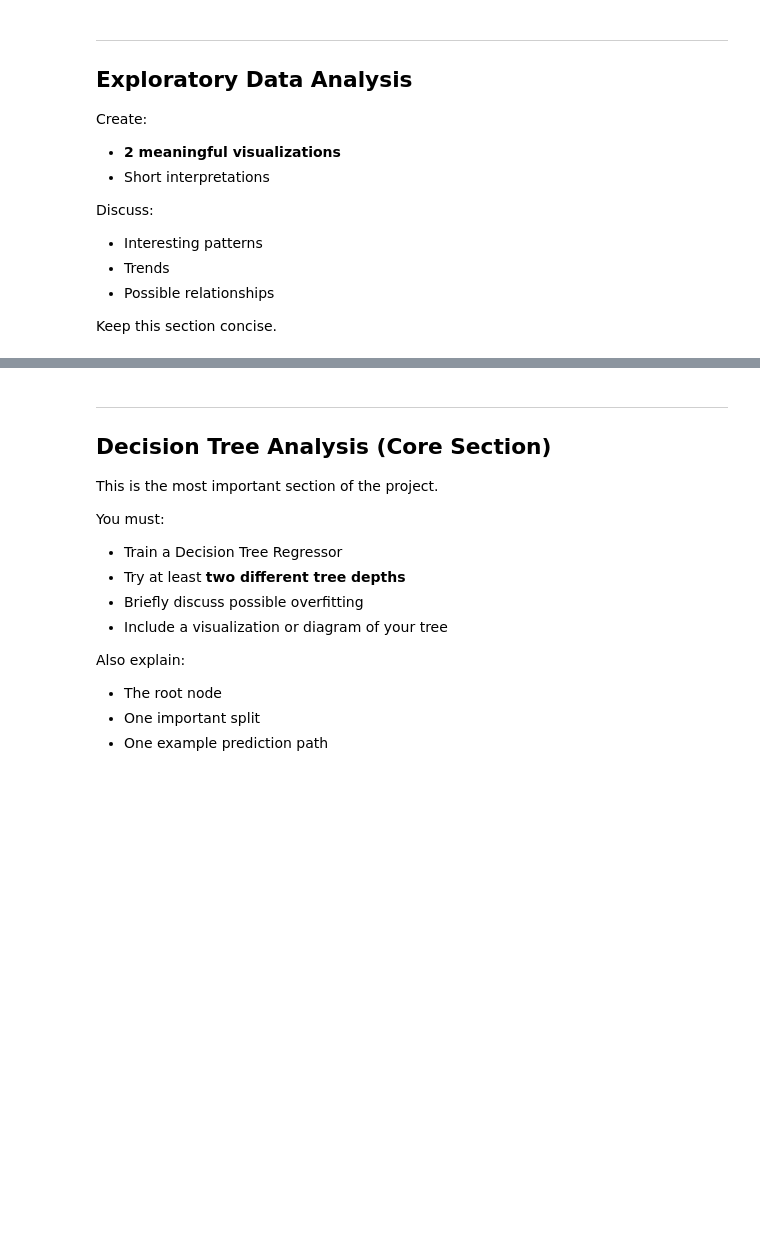
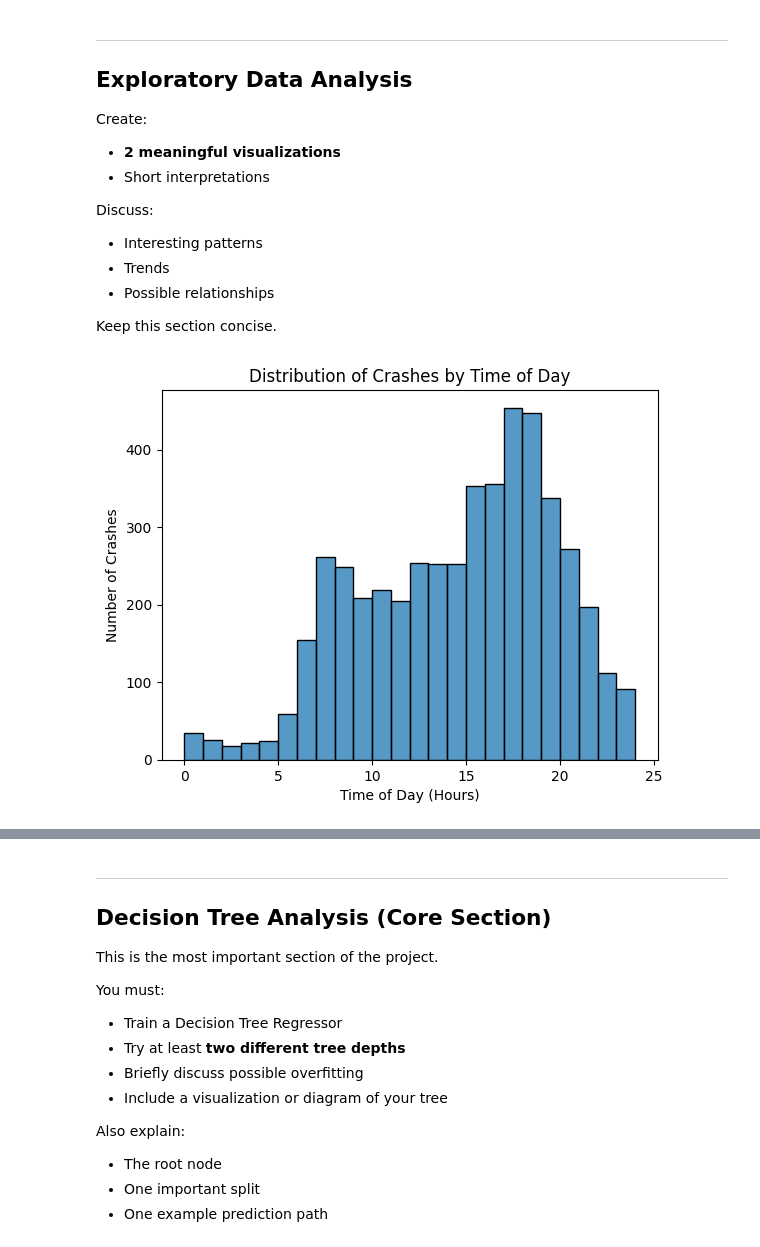
Before and after one commit to Nikolai-N484/Data201_NikolaiN, a Jupyter notebook: Project3/Nikolai_Navarro_Project3_Week14.ipynb, the cells around one changed output, grey strips where cells are left out. Saved outputs shown, nothing was run; the diff lists cells and outputs as text; code cells hidden in the pictures; blank space fills up the shorter version.

```diff
--- a/Project3/Nikolai_Navarro_Project3_Week14.ipynb
+++ b/Project3/Nikolai_Navarro_Project3_Week14.ipynb
@@ -64,6 +101,7 @@ df["Crash_Month"] = pd.to_datetime(df["Crash Date/Time"]).dt.month
 df["Crash_Day"] = pd.to_datetime(df["Crash Date/Time"]).dt.day
 df["Crash_Year"] = pd.to_datetime(df["Crash Date/Time"]).dt.year
 df["Crash_Time"] = pd.to_datetime(df["Crash Date/Time"]).dt.time
+df["Crash_Hour"] = pd.to_datetime(df["Crash Date/Time"]).dt.hour
 
 df.head()
 # %% [output]
@@ -77,3 +114,0 @@ df.head()
-# %%
-df = df[["ACRS Report Type", "Collision Type", "Weather", "Surface Condition", "Light", "Traffic Control", "Injury Severity", "Crash_Month", "Crash_Time"]]
-df
@@ -108,8 +115,10 @@ dtype: int64
 # %%
-df = df.dropna()
+predictor_cols = ["Pedestrian Actions", "Weather", "Light", "Surface Condition", "Collision Type"]
+
+df = df.dropna(subset = ["Crash_Hour"] + predictor_cols)
 shape2 = df.shape
 print(shape2)
 
-na2 = df.isna().sum()
-print(na2)
+na = df.isna().sum()
+print(na)
 # %% [output]
@@ -140,3 +168,12 @@ Discuss:
 - Possible relationships
 
 Keep this section concise.
+# %%
+df["Crash_Time_in_hours"] = df["Crash_Time"].apply(lambda d: d.hour + d.minute/60 + d.second/3600)
+sns.histplot(df["Crash_Time_in_hours"], bins=24)
+plt.xlabel("Time of Day (Hours)")
+plt.ylabel("Number of Crashes")
+plt.title("Distribution of Crashes by Time of Day")
+plt.show()
+# %% [output]
+[figure, added]
```
Also changed, not shown: parts of 15 cells of this notebook.
